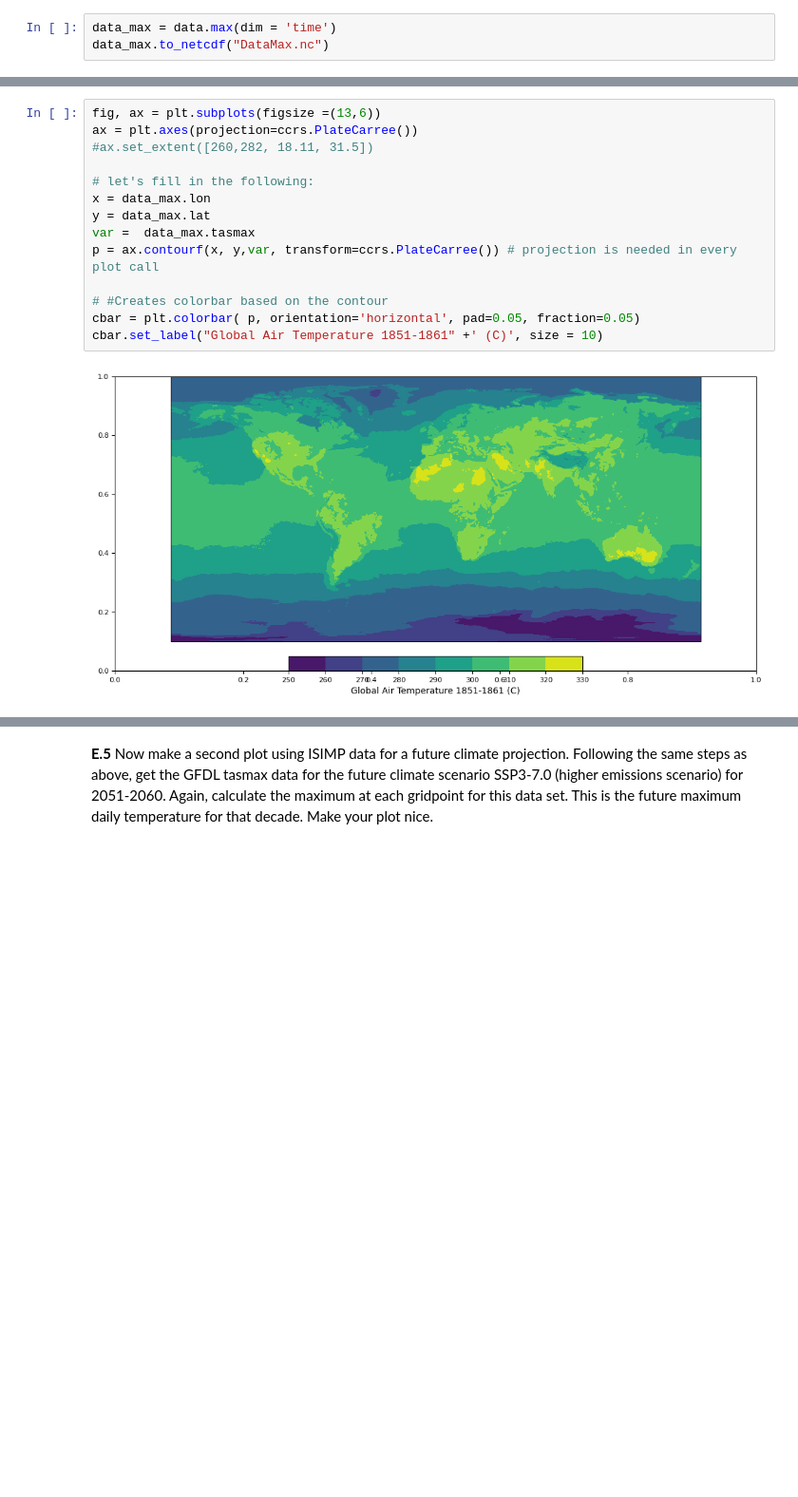
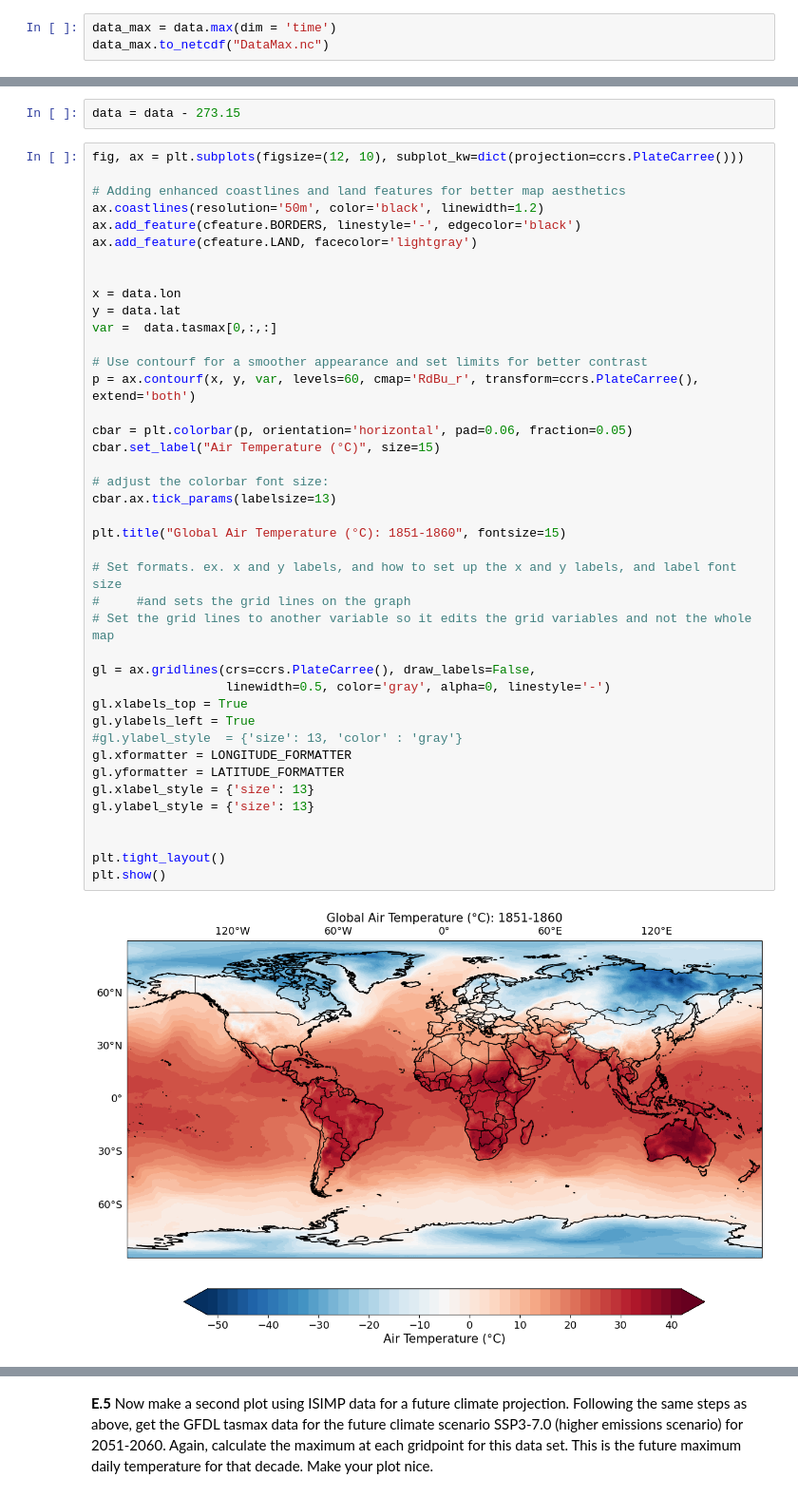
Before and after one commit to chsharrison/Sci_comp_F24, a Jupyter notebook: Zachary_Laird/Lab6.2_F24_cartopy..ipynb, the cells around one changed output, grey strips where cells are left out. Shown at 95% size. Drawn from its saved outputs; the diff is of its cells as text; blank space fills up the shorter version.

```diff
--- a/Zachary_Laird/Lab6.2_F24_cartopy..ipynb
+++ b/Zachary_Laird/Lab6.2_F24_cartopy..ipynb
@@ -403,16 +400,45 @@ mpl.rcParams['font.size'] = 8
+# %%
+data = data - 273.15
 # %%
-fig, ax = plt.subplots(figsize =(13,6))
-ax = plt.axes(projection=ccrs.PlateCarree())
-#ax.set_extent([260,282, 18.11, 31.5])
+fig, ax = plt.subplots(figsize=(12, 10), subplot_kw=dict(projection=ccrs.PlateCarree()))
 
-# let's fill in the following:
-x = data_max.lon
-y = data_max.lat
-var =  data_max.tasmax
-p = ax.contourf(x, y,var, transform=ccrs.PlateCarree()) # projection is needed in every plot call
+# Adding enhanced coastlines and land features for better map aesthetics
+ax.coastlines(resolution='50m', color='black', linewidth=1.2)
+ax.add_feature(cfeature.BORDERS, linestyle='-', edgecolor='black')
+ax.add_feature(cfeature.LAND, facecolor='lightgray')
 
-# #Creates colorbar based on the contour
-cbar = plt.colorbar( p, orientation='horizontal', pad=0.05, fraction=0.05)
-cbar.set_label("Global Air Temperature 1851-1861" +' (C)', size = 10)
+
+x = data.lon
+y = data.lat
+var =  data.tasmax[0,:,:]
+
+# Use contourf for a smoother appearance and set limits for better contrast
+p = ax.contourf(x, y, var, levels=60, cmap='RdBu_r', transform=ccrs.PlateCarree(), extend='both')
+
+cbar = plt.colorbar(p, orientation='horizontal', pad=0.06, fraction=0.05)
+cbar.set_label("Air Temperature (°C)", size=15)
+
+# adjust the colorbar font size:
+cbar.ax.tick_params(labelsize=13)
+
+plt.title("Global Air Temperature (°C): 1851-1860", fontsize=15)
+
+# Set formats. ex. x and y labels, and how to set up the x and y labels, and label font size
+#     #and sets the grid lines on the graph
+# Set the grid lines to another variable so it edits the grid variables and not the whole map
+
+gl = ax.gridlines(crs=ccrs.PlateCarree(), draw_labels=False,
+                  linewidth=0.5, color='gray', alpha=0, linestyle='-')
+gl.xlabels_top = True
+gl.ylabels_left = True
+#gl.ylabel_style  = {'size': 13, 'color' : 'gray'}
+gl.xformatter = LONGITUDE_FORMATTER
+gl.yformatter = LATITUDE_FORMATTER
+gl.xlabel_style = {'size': 13}
+gl.ylabel_style = {'size': 13}
+
+
+plt.tight_layout()
+plt.show()
 # %% [output]
-[figure, old version]
+[figure, new version]
```
Also changed, not shown: parts of 14 cells of this notebook.
